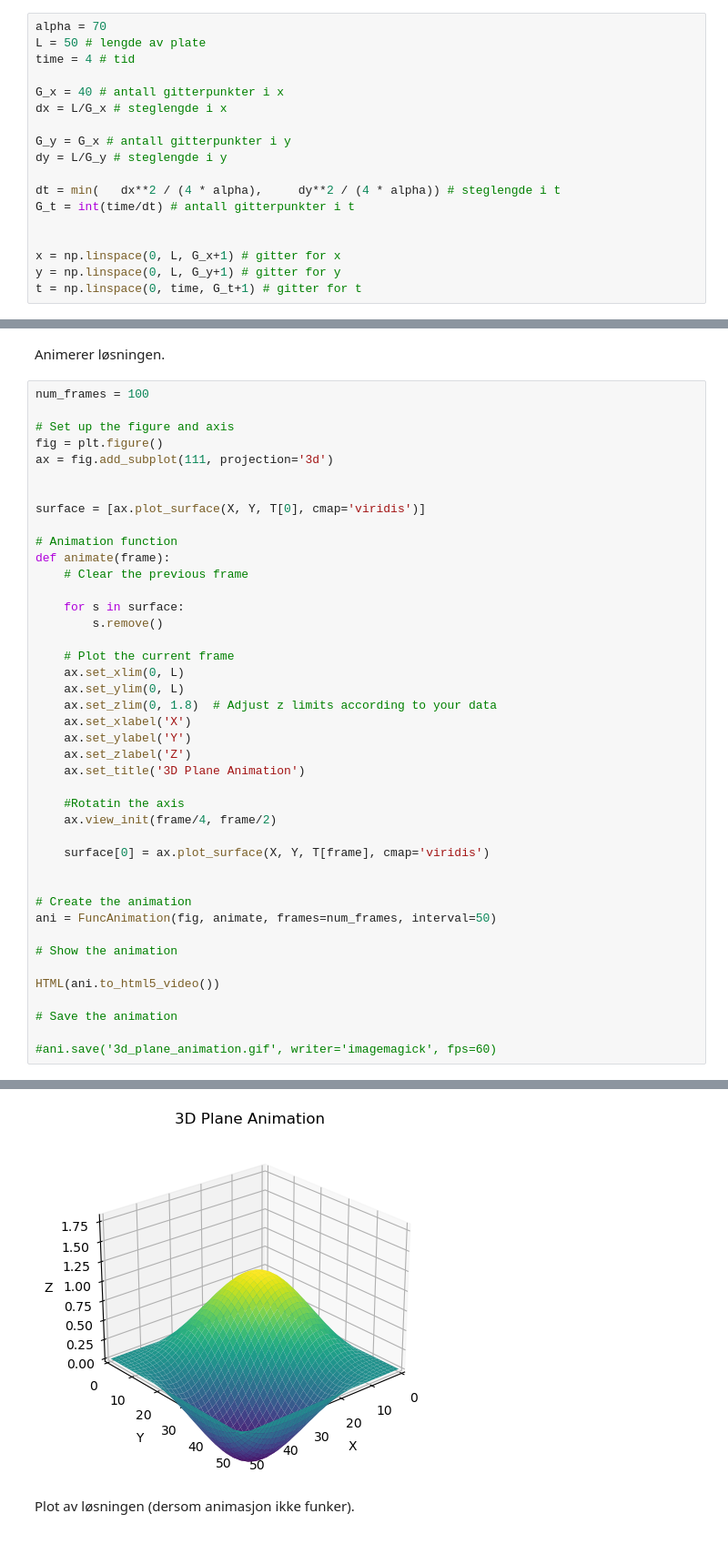
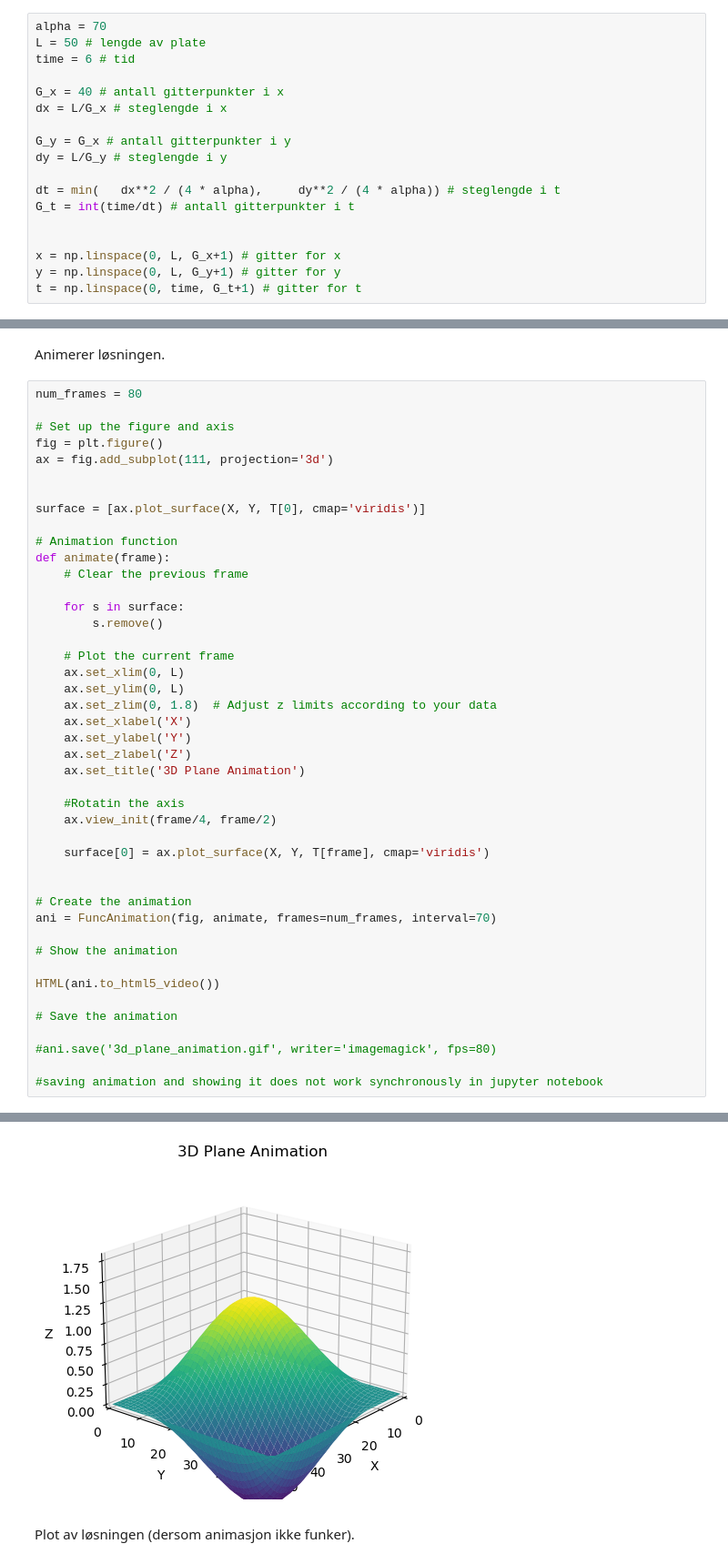
Before and after one commit to PederIngmar/Matte-4-oblig-, a Jupyter notebook: NumeriskVarmeliking2D.ipynb, the cells around one changed output, grey strips where cells are left out. Shown at 91% size. Cells and saved outputs as stored; diff of their text form.

Commit message:
med animation longer but with less frames

```diff
--- a/NumeriskVarmeliking2D.ipynb
+++ b/NumeriskVarmeliking2D.ipynb
@@ -13,7 +13,7 @@ Her er dt steglengden i tid og er definert slik at eulers eksplisitte metode eks
 # %%
 alpha = 70
 L = 50 # lengde av plate
-time = 4 # tid
+time = 6 # tid
 
 G_x = 40 # antall gitterpunkter i x
 dx = L/G_x # steglengde i x
@@ -66,7 +66,7 @@ T = euler_explicit(u)
 # %% [markdown]
 Animerer løsningen.
 # %%
-num_frames = 100
+num_frames = 80
 
 # Set up the figure and axis
 fig = plt.figure()
@@ -80,36 +80,38 @@ def animate(frame):
     # Clear the previous frame
 
     for s in surface:
         s.remove()
 
     # Plot the current frame
     ax.set_xlim(0, L)
     ax.set_ylim(0, L)
     ax.set_zlim(0, 1.8)  # Adjust z limits according to your data
     ax.set_xlabel('X')
     ax.set_ylabel('Y')
     ax.set_zlabel('Z')
     ax.set_title('3D Plane Animation')
 
     #Rotatin the axis
     ax.view_init(frame/4, frame/2)
 
     surface[0] = ax.plot_surface(X, Y, T[frame], cmap='viridis')
 
 
 # Create the animation
-ani = FuncAnimation(fig, animate, frames=num_frames, interval=50)
+ani = FuncAnimation(fig, animate, frames=num_frames, interval=70)
 
 # Show the animation
 
 HTML(ani.to_html5_video())
 
 # Save the animation
 
-#ani.save('3d_plane_animation.gif', writer='imagemagick', fps=60)
+#ani.save('3d_plane_animation.gif', writer='imagemagick', fps=80)
+
+#saving animation and showing it does not work synchronously in jupyter notebook
 # %% [output]
 [interactive output not drawn]
-[figure, old version]
+[figure, new version]
 # %% [markdown]
 Plot av løsningen (dersom animasjon ikke funker).
 # %%
```
Also changed, not shown: 1 other file.
